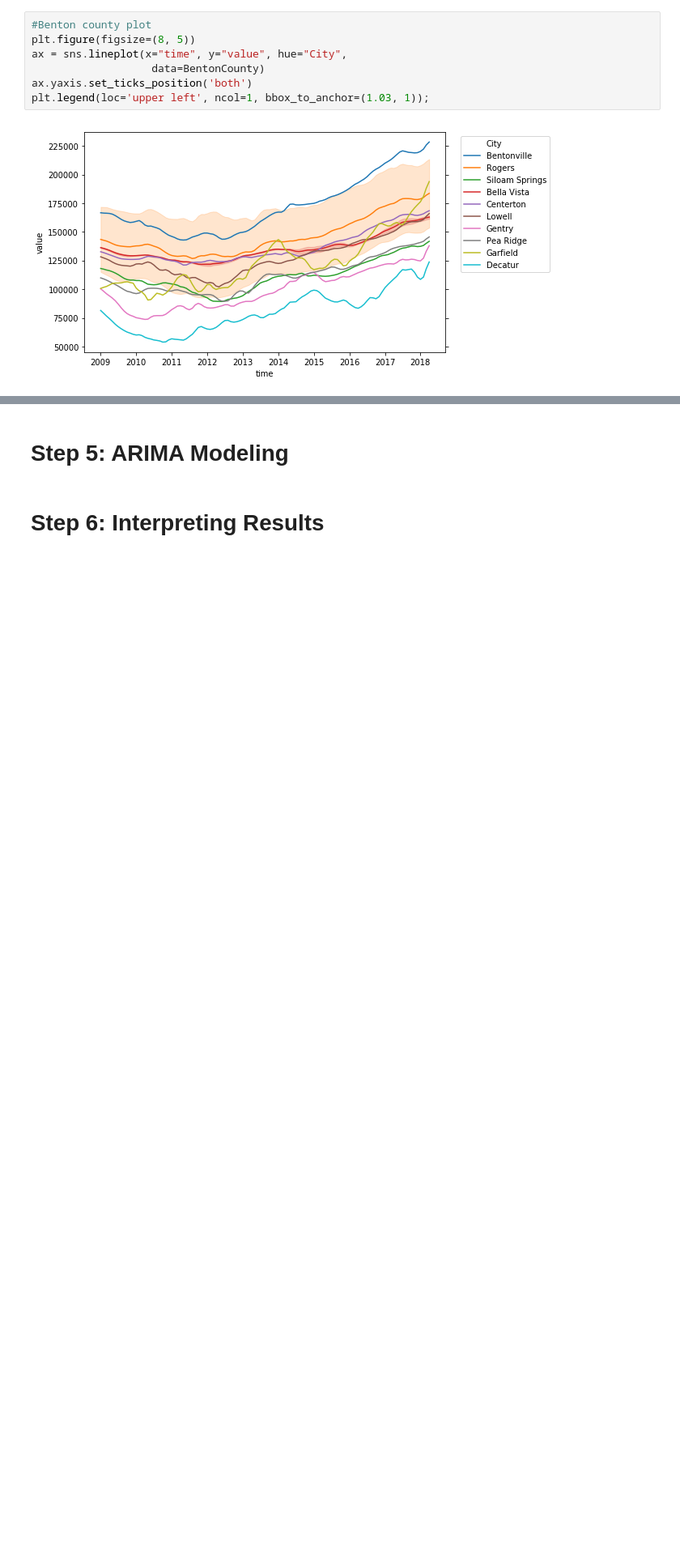
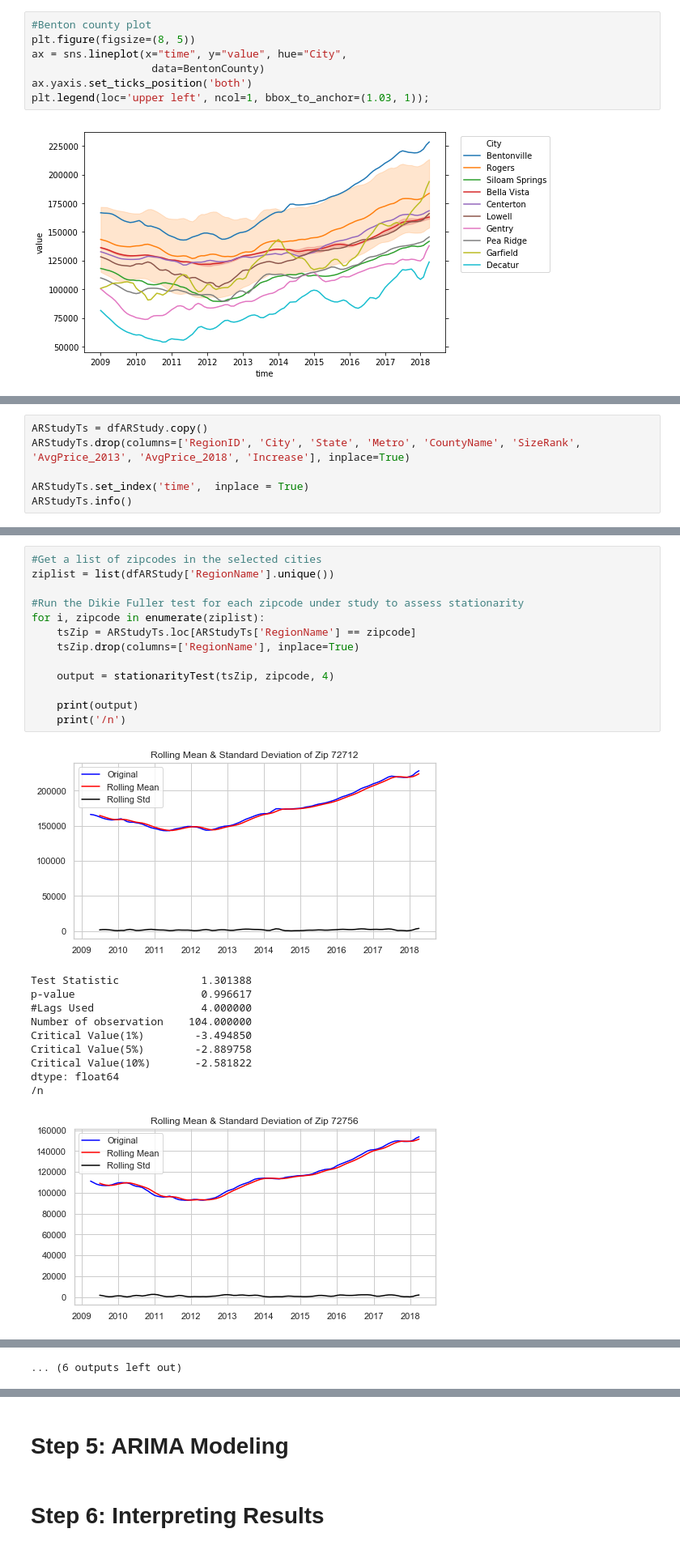
Before and after one commit to Francismorales/Time_Series_Forecasting_RealEstateNWA, a Jupyter notebook: mod_4_starter_notebook.ipynb, the cells around one changed output, grey strips where cells are left out. Shown at 81% size. Saved outputs shown, nothing was run; the diff lists cells and outputs as text; blank space fills up the shorter version.

```diff
--- a/mod_4_starter_notebook.ipynb
+++ b/mod_4_starter_notebook.ipynb
@@ -286,0 +301,6 @@ def melt_data(df):
+# %%
+ARStudyTs = dfARStudy.copy()
+ARStudyTs.drop(columns=['RegionID', 'City', 'State', 'Metro', 'CountyName', 'SizeRank', 'AvgPrice_2013', 'AvgPrice_2018', 'Increase'], inplace=True)
+
+ARStudyTs.set_index('time',  inplace = True)
+ARStudyTs.info()
@@ -286,0 +318,25 @@ def melt_data(df):
+# %%
+#Get a list of zipcodes in the selected cities
+ziplist = list(dfARStudy['RegionName'].unique())
+
+#Run the Dikie Fuller test for each zipcode under study to assess stationarity
+for i, zipcode in enumerate(ziplist):
+    tsZip = ARStudyTs.loc[ARStudyTs['RegionName'] == zipcode]
+    tsZip.drop(columns=['RegionName'], inplace=True)
+
+    output = stationarityTest(tsZip, zipcode, 4)
+
+    print(output)
+    print('/n')
+# %% [output]
+[figure, added]
+Test Statistic             1.301388
+p-value                    0.996617
+#Lags Used                 4.000000
+Number of observation    104.000000
+Critical Value(1%)        -3.494850
+Critical Value(5%)        -2.889758
+Critical Value(10%)       -2.581822
+dtype: float64
+/n
+[figure, added]
@@ -286,0 +392 @@ def melt_data(df):
+... (6 outputs left out)
```
Also changed, not shown: parts of 27 cells of this notebook.
